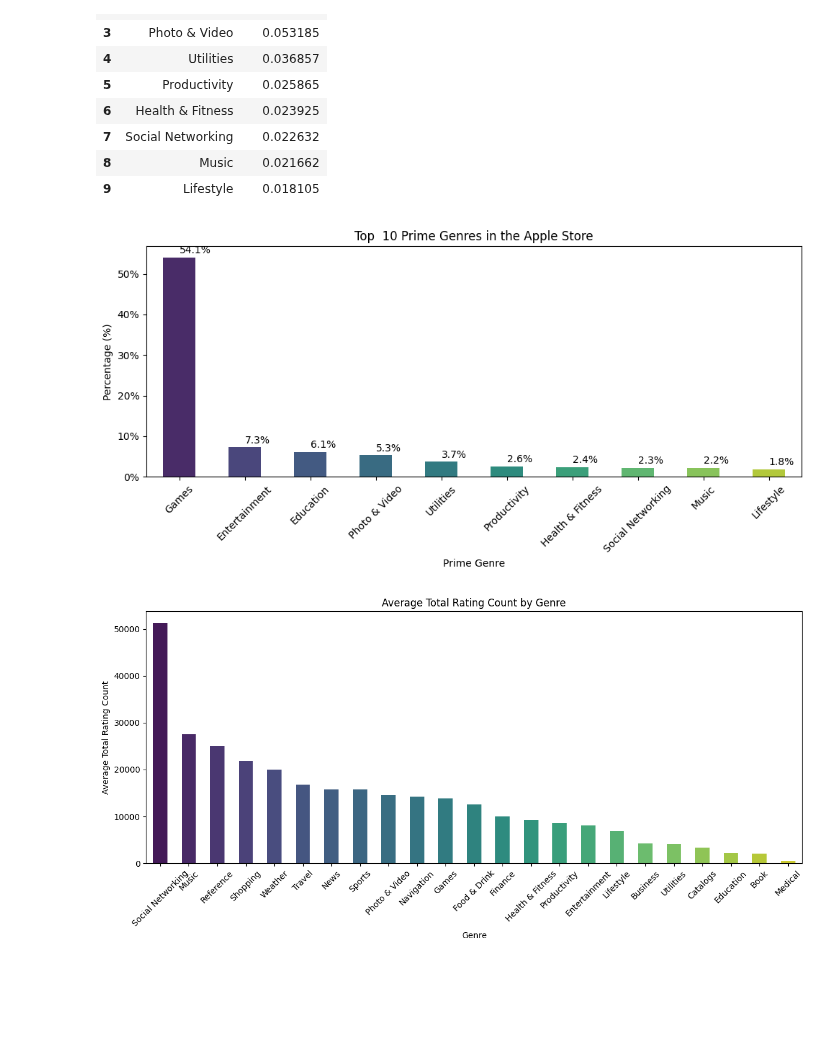
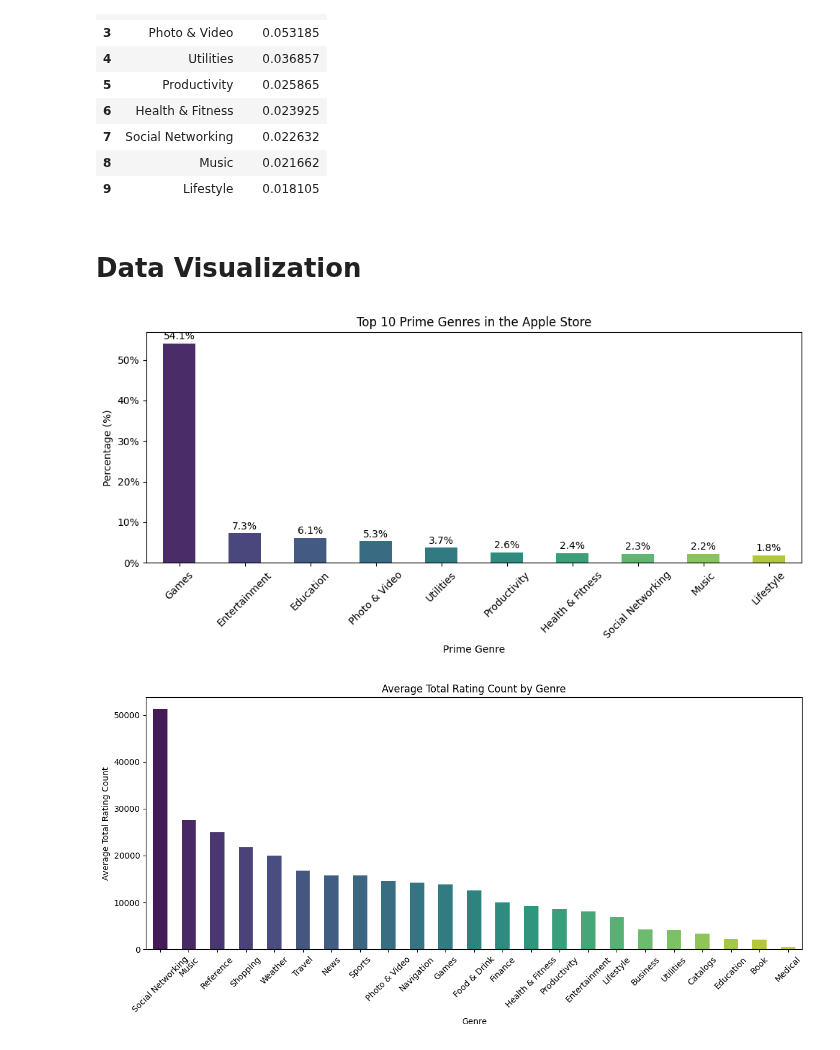
Before and after one commit to jeevithavijaykumar/Exploratory_data_analysis_using_pandas, a Jupyter notebook: AppleStore.ipynb, the cells around one changed output. Drawn from its saved outputs; the diff is of its cells as text; code cells hidden in the pictures; blank space fills up the shorter version.

```diff
--- a/AppleStore.ipynb
+++ b/AppleStore.ipynb
@@ -86,7 +92,7 @@ df_paid.shape
 import re
 pattern = r'[\w\s.,!?;+*-_/()\[\]{}@#%&]+$'
 
-df_filtered = df2[df2['track_name'].str.match(pattern)]
+df_filtered = df2[df2['track_name'].str.fullmatch(pattern)]
 df_filtered.shape
 # %% [output]
 (6186, 17)
@@ -107,25 +113,27 @@ top_10_prime_genres
 | 7 | Social Networking | 0.022632 |
 | 8 | Music | 0.021662 |
 | 9 | Lifestyle | 0.018105 |
+# %% [markdown]
+# **Data Visualization**
 # %%
-import matplotlib.ticker as mtick
-
+# Analyze distribution of genres
+apple_prime_genre_counts = df_filtered['prime_genre'].value_counts(normalize=True)
+top_10_prime_genres = apple_prime_genre_counts.head(10).reset_index()
+top_10_prime_genres.columns = ['prime_genre', 'proportion']
 plt.figure(figsize=(10,5))
-barplot = sns.barplot(x='prime_genre', y='proportion',data=top_10_prime_genres, palette= sns.color_palette('viridis', 10),hue='prime_genre',width=0.5)
-
+barplot = sns.barplot(x='prime_genre', y='proportion', data=top_10_prime_genres, palette=sns.color_palette('viridis', 10), hue='prime_genre', width=0.5)
 for p in barplot.patches:
-  height = p.get_height()
-  barplot.annotate(f'{height*100:.1f}%',(p.get_x()+p.get_width()/2, height+0.01))
-
+    height = p.get_height()
+    barplot.annotate(f'{height*100:.1f}%', (p.get_x() + p.get_width()/2, height + 0.01), ha='center')
 plt.xlabel('Prime Genre')
 plt.ylabel('Percentage (%)')
-plt.title('Top  10 Prime Genres in the Apple Store')
+plt.title('Top 10 Prime Genres in the Apple Store')
 plt.xticks(rotation=45)
 barplot.yaxis.set_major_formatter(mtick.PercentFormatter(1.0))
 plt.tight_layout()
 plt.show()
 # %% [output]
-[figure, old version]
+[figure, new version]
 # %%
 # Average Total rating count by Genre
 avg_rating_count_tot = df_filtered.groupby('prime_genre')['rating_count_tot'].mean().sort_values(ascending=False)
```
Also changed, not shown: parts of 19 cells of this notebook.
